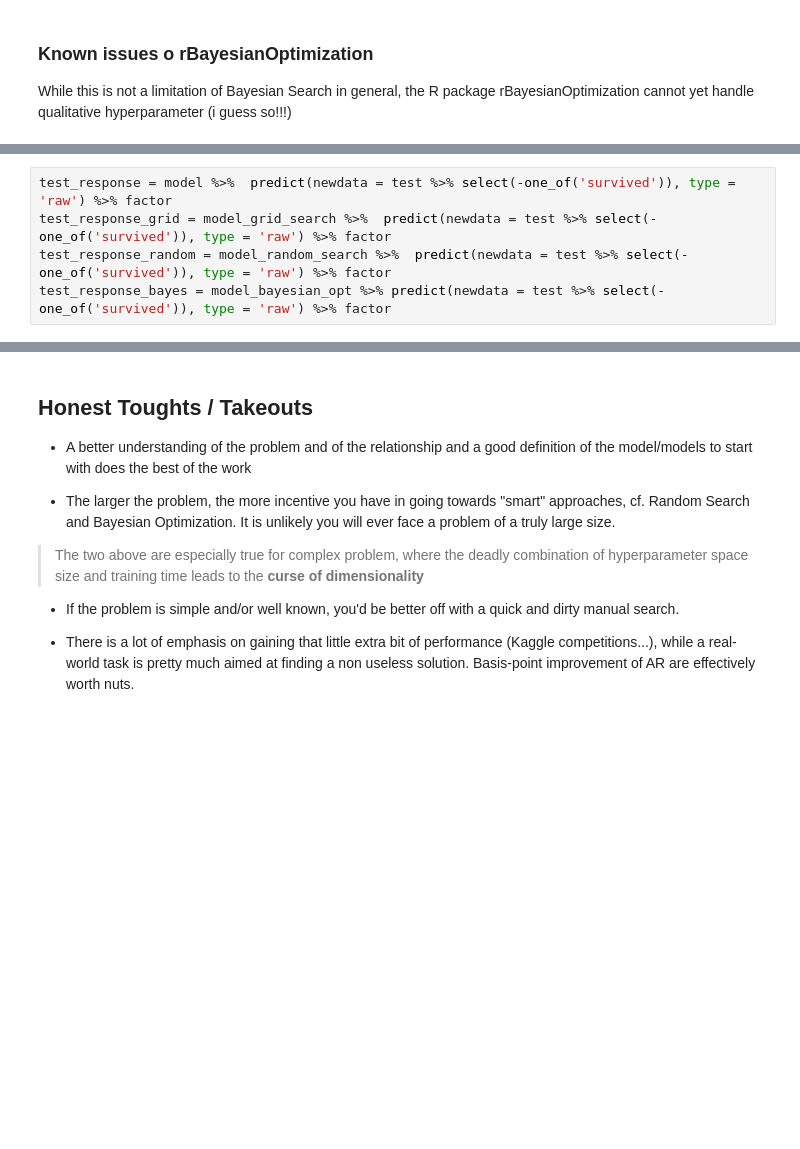
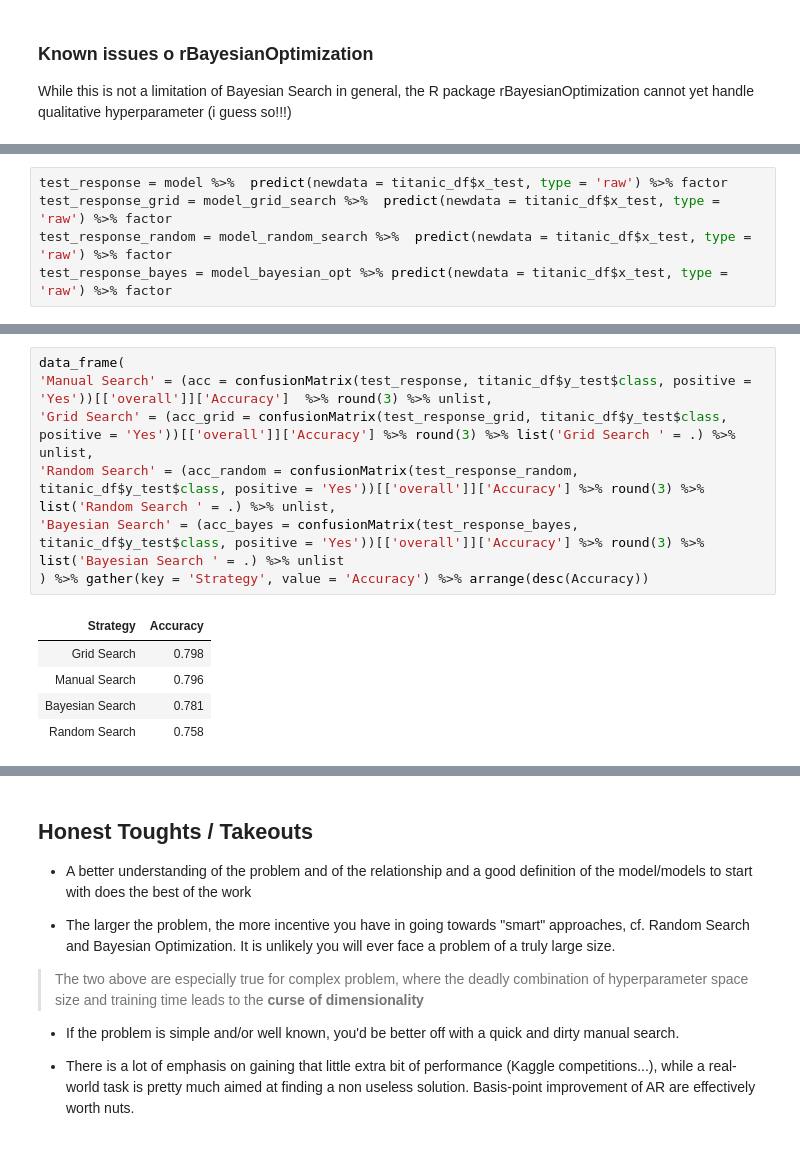
Before and after one commit to mmmlc/mlTeachings, a Jupyter notebook: 2_4_HyperparameterOptimization.ipynb, the cells around one changed output, grey strips where cells are left out. Drawn from its saved outputs; the diff is of its cells as text; blank space fills up the shorter version.

```diff
--- a/2_4_HyperparameterOptimization.ipynb
+++ b/2_4_HyperparameterOptimization.ipynb
@@ -380,5 +402,5 @@ model_bayesian_opt = readRDS('data/model_bayesian_opt.R')
 # %%
-test_response = model %>%  predict(newdata = test %>% select(-one_of('survived')), type = 'raw') %>% factor
-test_response_grid = model_grid_search %>%  predict(newdata = test %>% select(-one_of('survived')), type = 'raw') %>% factor
-test_response_random = model_random_search %>%  predict(newdata = test %>% select(-one_of('survived')), type = 'raw') %>% factor
-test_response_bayes = model_bayesian_opt %>% predict(newdata = test %>% select(-one_of('survived')), type = 'raw') %>% factor
+test_response = model %>%  predict(newdata = titanic_df$x_test, type = 'raw') %>% factor
+test_response_grid = model_grid_search %>%  predict(newdata = titanic_df$x_test, type = 'raw') %>% factor
+test_response_random = model_random_search %>%  predict(newdata = titanic_df$x_test, type = 'raw') %>% factor
+test_response_bayes = model_bayesian_opt %>% predict(newdata = titanic_df$x_test, type = 'raw') %>% factor
@@ -398,0 +407,13 @@ Balanced Accuracy
+# %%
+data_frame(
+'Manual Search' = (acc = confusionMatrix(test_response, titanic_df$y_test$class, positive = 'Yes'))[['overall']]['Accuracy']  %>% round(3) %>% unlist,
+'Grid Search' = (acc_grid = confusionMatrix(test_response_grid, titanic_df$y_test$class, positive = 'Yes'))[['overall']]['Accuracy'] %>% round(3) %>% list('Grid Search ' = .) %>% unlist,
+'Random Search' = (acc_random = confusionMatrix(test_response_random, titanic_df$y_test$class, positive = 'Yes'))[['overall']]['Accuracy'] %>% round(3) %>% list('Random Search ' = .) %>% unlist,
+'Bayesian Search' = (acc_bayes = confusionMatrix(test_response_bayes, titanic_df$y_test$class, positive = 'Yes'))[['overall']]['Accuracy'] %>% round(3) %>% list('Bayesian Search ' = .) %>% unlist
+) %>% gather(key = 'Strategy', value = 'Accuracy') %>% arrange(desc(Accuracy))
+# %% [output]
+| Strategy | Accuracy |
+| Grid Search | 0.798 |
+| Manual Search | 0.796 |
+| Bayesian Search | 0.781 |
+| Random Search | 0.758 |
```
Also changed, not shown: parts of 20 cells of this notebook, 4 other files.
